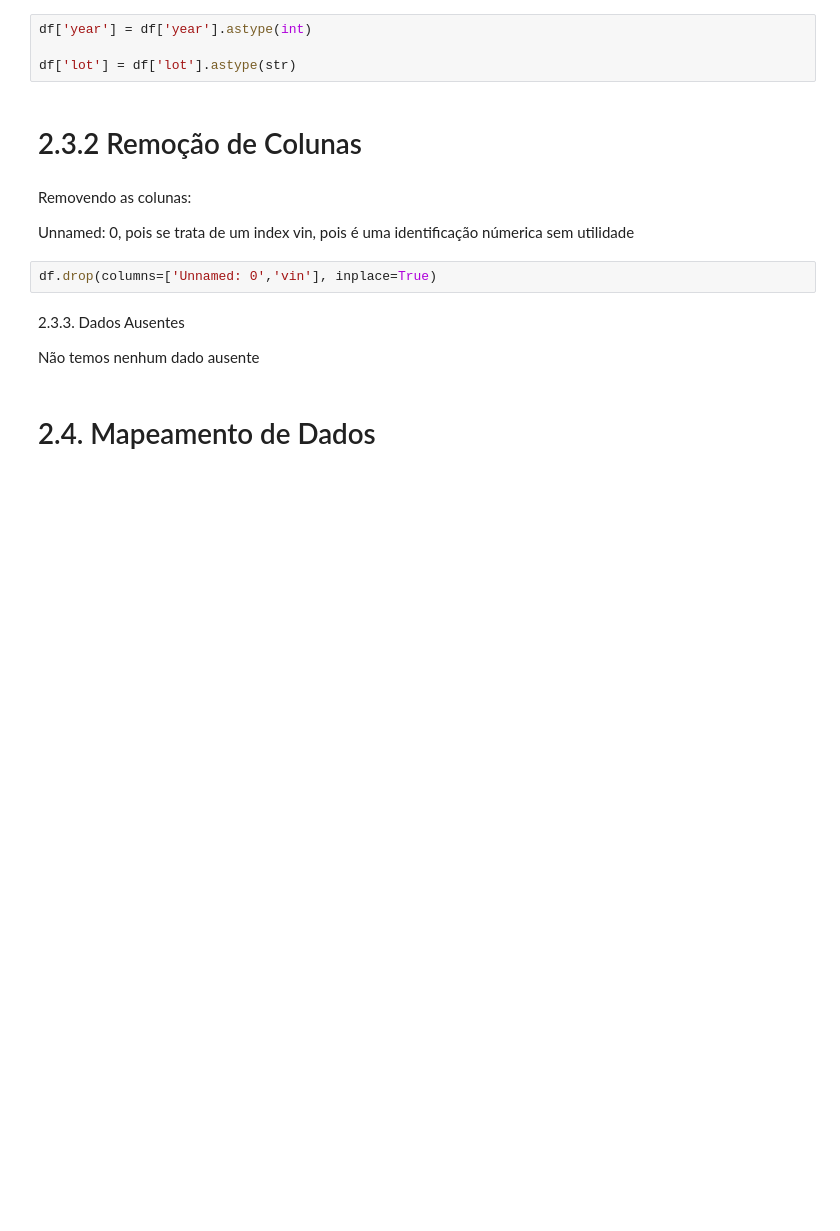
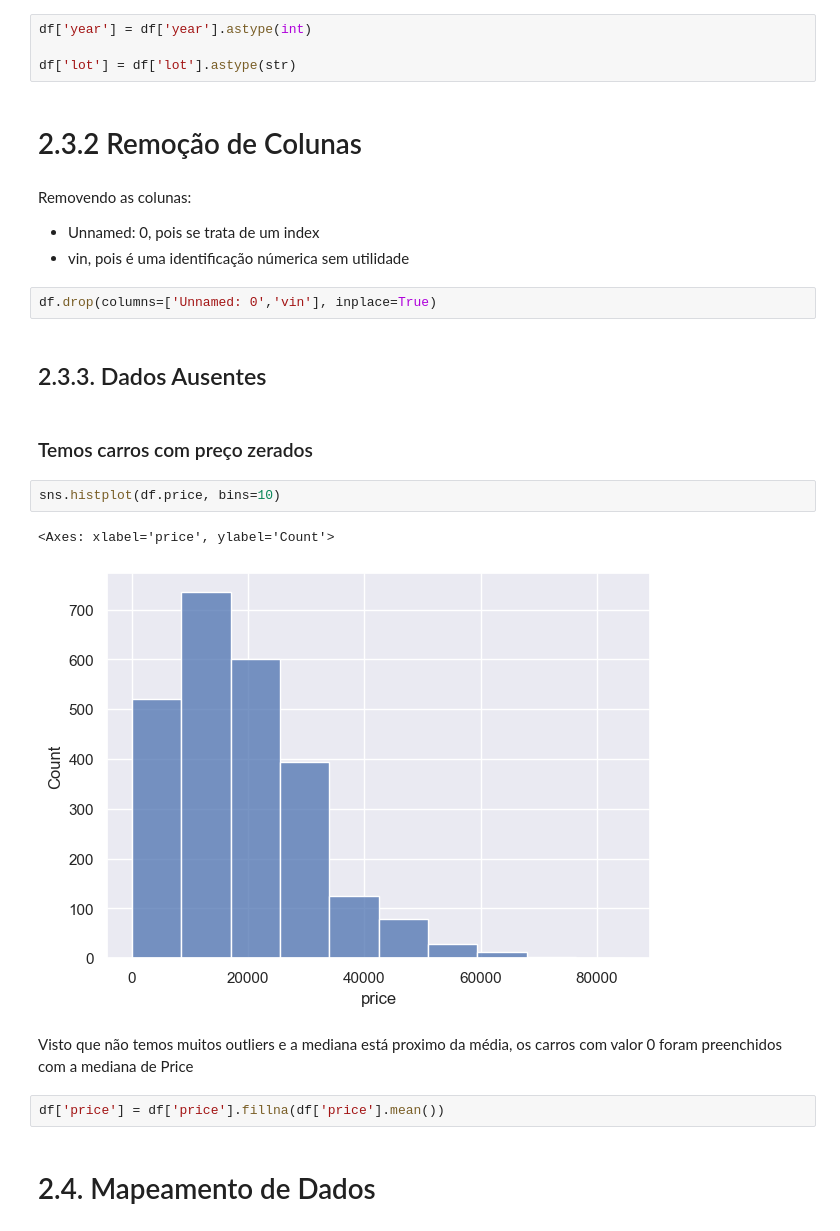
Before and after one commit to HelderSCordeiro/EDA_CARS, a Jupyter notebook: cars_eda.ipynb, the cells around one changed output. Drawn from its saved outputs; the diff is of its cells as text; blank space fills up the shorter version.

```diff
--- a/cars_eda.ipynb
+++ b/cars_eda.ipynb
@@ -123,13 +119,22 @@ df['lot'] = df['lot'].astype(str)
 # %% [markdown]
 Removendo as colunas:
 
-Unnamed: 0, pois se trata de um index
-vin, pois é uma identificação númerica sem utilidade
+ - Unnamed: 0, pois se trata de um index
+ - vin, pois é uma identificação númerica sem utilidade
 # %%
 df.drop(columns=['Unnamed: 0','vin'], inplace=True)
 # %% [markdown]
-2.3.3. Dados Ausentes
-
-Não temos nenhum dado ausente
+## 2.3.3. Dados Ausentes
+# %% [markdown]
+### Temos carros com preço zerados
+# %%
+sns.histplot(df.price, bins=10)
+# %% [output]
+<Axes: xlabel='price', ylabel='Count'>
+[figure, added]
+# %% [markdown]
+Visto que não temos muitos outliers e a mediana está proximo da média, os carros com valor 0 foram preenchidos com a mediana de Price
+# %%
+df['price'] = df['price'].fillna(df['price'].mean())
 # %% [markdown]
 # 2.4. Mapeamento de Dados
```
Also changed, not shown: parts of 47 cells of this notebook, 1 other file.
